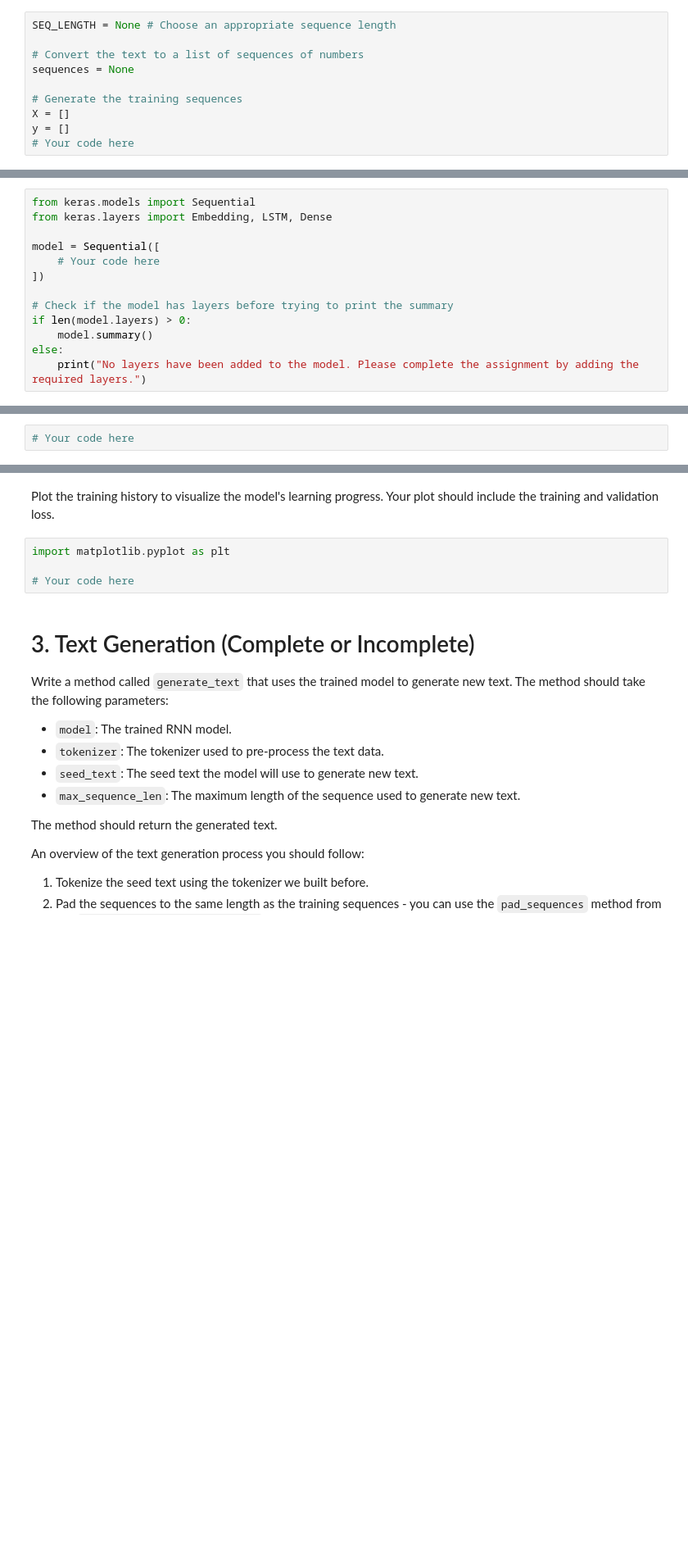
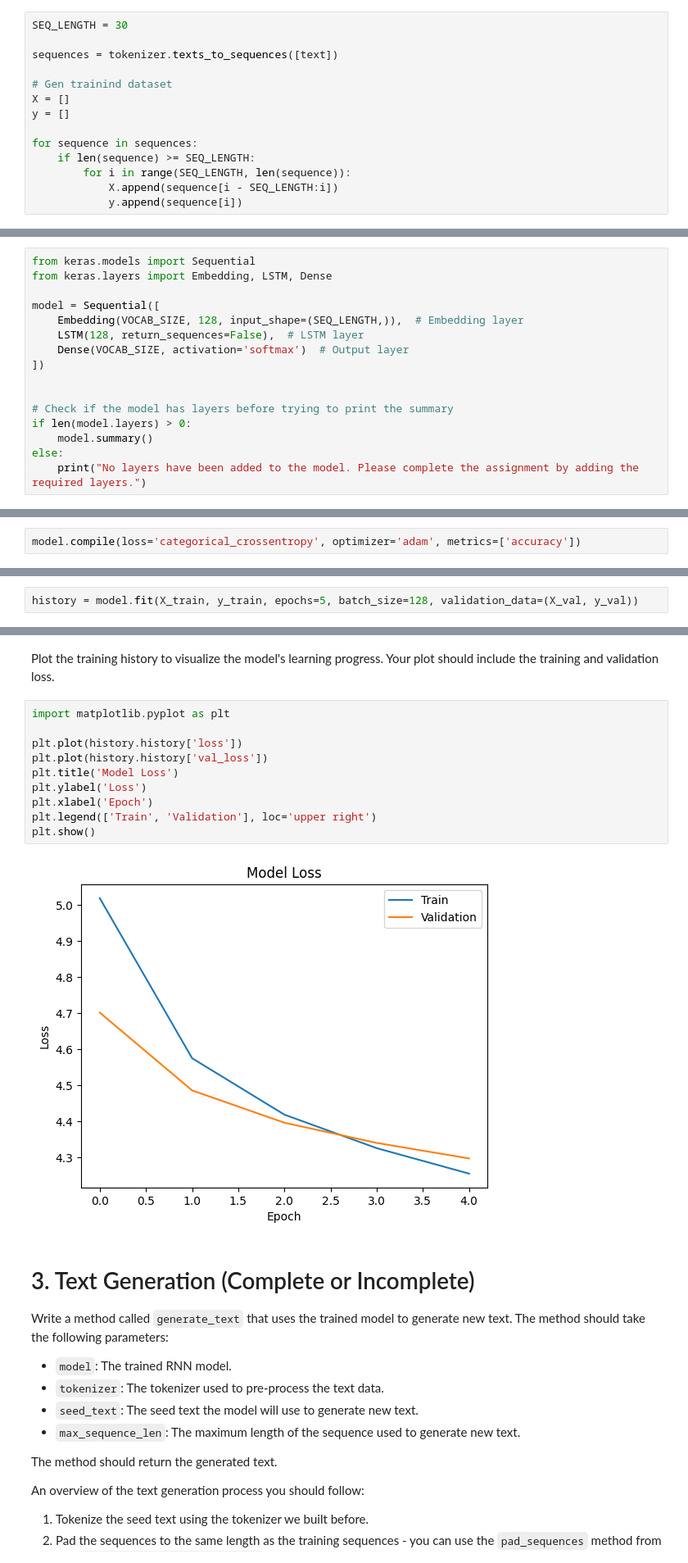
Before and after one commit to baxik88/deep_learning, a Jupyter notebook: 02_activities/assignments/assignment_2.ipynb, the cells around one changed output, grey strips where cells are left out. Shown at 82% size. Drawn from its saved outputs; the diff is of its cells as text; blank space fills up the shorter version.

```diff
--- a/02_activities/assignments/assignment_2.ipynb
+++ b/02_activities/assignments/assignment_2.ipynb
@@ -142,15 +148,19 @@ Now that the text has been tokenized, we need to create sequences the model can
 *   Use the `texts_to_sequences` method from the tokenizer to convert the text to a list of sequences of numbers.
 *   Generate the training sequences. Each training sequence should contain `SEQ_LENGTH` token IDs from the text. The target token for each sequence should be the word that follows the sequence in the text.
 # %%
-SEQ_LENGTH = None # Choose an appropriate sequence length
+SEQ_LENGTH = 30
 
-# Convert the text to a list of sequences of numbers
-sequences = None
+sequences = tokenizer.texts_to_sequences([text])
 
-# Generate the training sequences
+# Gen trainind dataset
 X = []
 y = []
-# Your code here
+
+for sequence in sequences:
+    if len(sequence) >= SEQ_LENGTH:
+        for i in range(SEQ_LENGTH, len(sequence)):
+            X.append(sequence[i - SEQ_LENGTH:i])
+            y.append(sequence[i])
 # %% [markdown]
 Assuming your sequences are stored in `X` and the corresponding targets in `y`, the following line should print the first training sequence and its target:
 # %%
@@ -209,8 +215,11 @@ from keras.models import Sequential
 from keras.layers import Embedding, LSTM, Dense
 
 model = Sequential([
-    # Your code here
+    Embedding(VOCAB_SIZE, 128, input_shape=(SEQ_LENGTH,)),  # Embedding layer
+    LSTM(128, return_sequences=False),  # LSTM layer
+    Dense(VOCAB_SIZE, activation='softmax')  # Output layer
 ])
+
 
 # Check if the model has layers before trying to print the summary
 if len(model.layers) > 0:
@@ -232,3 +253,5 @@ _your explanation here_
+# %%
+model.compile(loss='categorical_crossentropy', optimizer='adam', metrics=['accuracy'])
 # %% [markdown]
 ## 2.3 Model Training
 
@@ -237,4 +260,4 @@ Train the model on the training data you've prepared.
 * Train your model for 5 epochs with a batch size of 128. Use the validation data for validation.
 * Store the training history in a variable called `history`.
 # %%
-# Your code here
+history = model.fit(X_train, y_train, epochs=5, batch_size=128, validation_data=(X_val, y_val))
@@ -243,7 +277,15 @@ Plot the training history to visualize the model's learning progress. Your plot
 # %%
 import matplotlib.pyplot as plt
 
-# Your code here
+plt.plot(history.history['loss'])
+plt.plot(history.history['val_loss'])
+plt.title('Model Loss')
+plt.ylabel('Loss')
+plt.xlabel('Epoch')
+plt.legend(['Train', 'Validation'], loc='upper right')
+plt.show()
+# %% [output]
+[figure, added]
 # %% [markdown]
 # 3. Text Generation (Complete or Incomplete)
 
```
Also changed, not shown: parts of 18 cells of this notebook.
